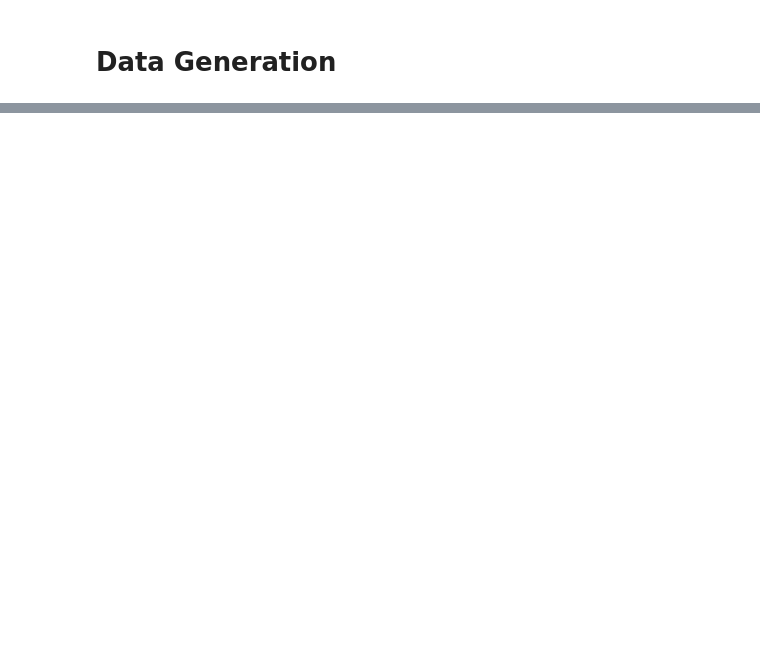
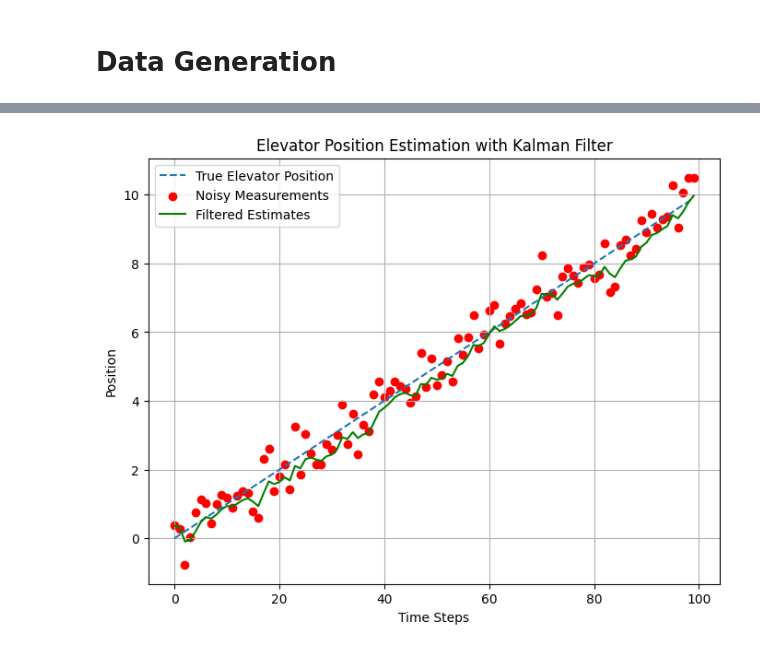
Before and after one commit to Fabulani/1d_kalman_filter, a Jupyter notebook: main.ipynb, the cells around one changed output, grey strips where cells are left out. Drawn from its saved outputs; the diff is of its cells as text; code cells hidden in the pictures; blank space fills up the shorter version.

```diff
--- a/main.ipynb
+++ b/main.ipynb
@@ -43,0 +74,36 @@ The goal here is simple. Write a simple script to simulate a car moving along a
+# %%
+from filterpy.kalman import KalmanFilter
+
+def apply_kf(noisy_measurements):
+    # Initialize Kalman Filter
+    kf = KalmanFilter(dim_x=1, dim_z=1)  # 1D Kalman Filter
+    kf.x = np.array([0.0])  # Initial state estimate
+    kf.F = np.array([[1.0]])  # State transition matrix (constant velocity model)
+    kf.H = np.array([[1.0]])  # Measurement matrix
+    kf.P *= 10.0  # Initial state covariance matrix
+    kf.R *= 0.1  # Measurement noise covariance matrix
+    kf.Q = np.eye(1) * 0.01  # Process noise covariance matrix
+
+    # Perform Kalman filtering
+    kf_estimates = []
+    for measurement in noisy_measurements:
+        kf.predict()  # Prediction step
+        kf.update(measurement)  # Correction step
+        kf_estimates.append(kf.x[0])
+    return kf_estimates
+
+kf_estimates = apply_kf(noisy_measurements)
+
+# Plot true elevator positions, noisy measurements, and filtered estimates
+plt.figure(figsize=(8, 6))
+plt.plot(range(num_steps), true_positions, label='True Elevator Position', linestyle='--')
+plt.scatter(range(num_steps), noisy_measurements, color='red', label='Noisy Measurements')
+plt.plot(range(num_steps), kf_estimates, color='green', label='Filtered Estimates')
+plt.xlabel('Time Steps')
+plt.ylabel('Position')
+plt.title('Elevator Position Estimation with Kalman Filter')
+plt.legend()
+plt.grid(True)
+plt.show()
+# %% [output]
+[figure, added]
```
Also changed, not shown: parts of 12 cells of this notebook, 2 other files.
